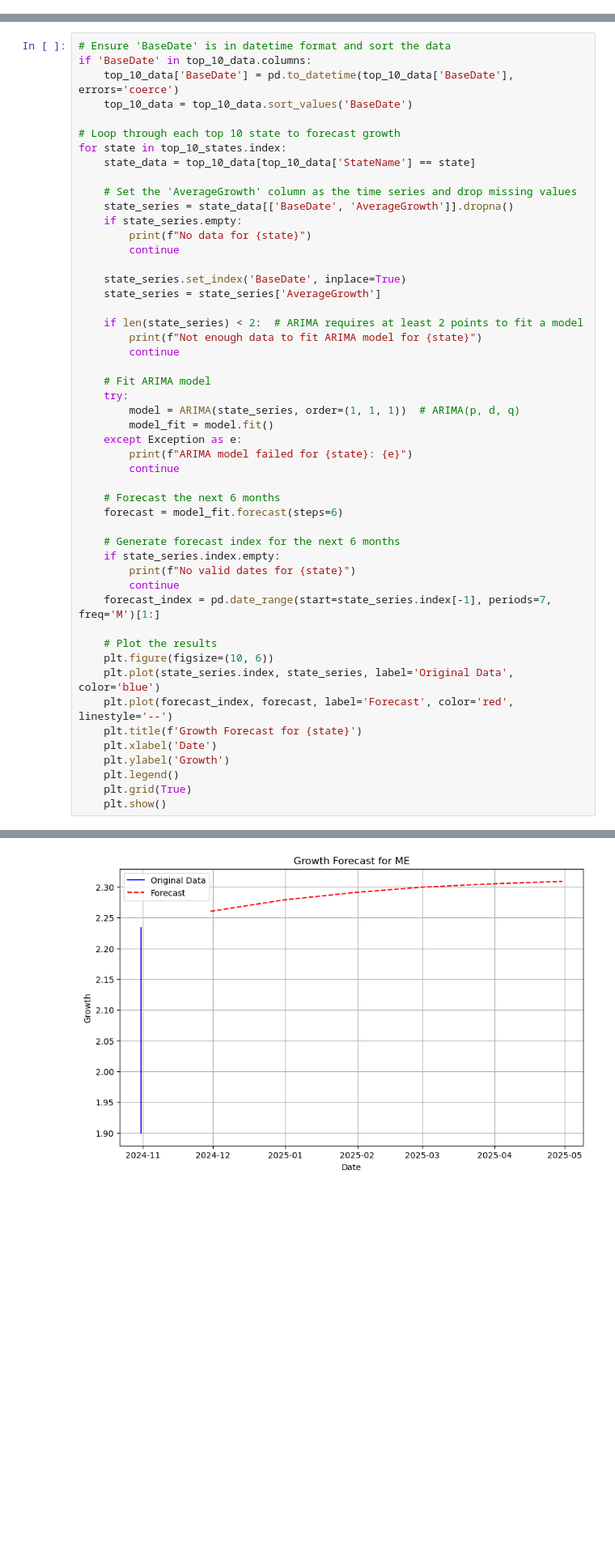
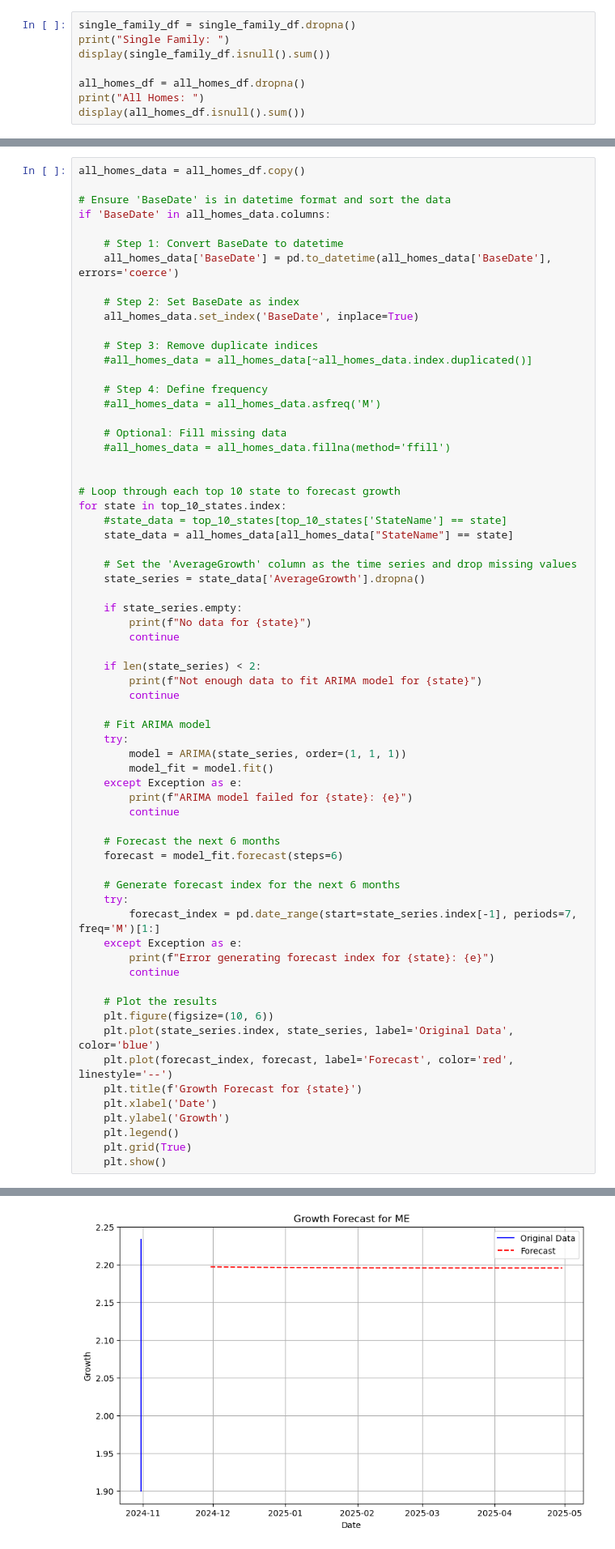
Before and after one commit to LaureaYue/Final-Project-Group-4-SEIS631, a Jupyter notebook: Sipho Q3.ipynb, the cells around one changed output, grey strips where cells are left out. Shown: that part at 81% size. Cells and saved outputs as stored; diff of their text form; blank space fills up the shorter version.

```diff
--- a/Sipho Q3.ipynb
+++ b/Sipho Q3.ipynb
@@ -231,0 +230,8 @@ dtype: int64
+# %%
+single_family_df = single_family_df.dropna()
+print("Single Family: ")
+display(single_family_df.isnull().sum())
+
+all_homes_df = all_homes_df.dropna()
+print("All Homes: ")
+display(all_homes_df.isnull().sum())
@@ -322,54 +386,70 @@ plt.show()
 # %%
+all_homes_data = all_homes_df.copy()
+
 # Ensure 'BaseDate' is in datetime format and sort the data
-if 'BaseDate' in top_10_data.columns:
-    top_10_data['BaseDate'] = pd.to_datetime(top_10_data['BaseDate'], errors='coerce')
-    top_10_data = top_10_data.sort_values('BaseDate')
+if 'BaseDate' in all_homes_data.columns:
+
+    # Step 1: Convert BaseDate to datetime
+    all_homes_data['BaseDate'] = pd.to_datetime(all_homes_data['BaseDate'], errors='coerce')
+
+    # Step 2: Set BaseDate as index
+    all_homes_data.set_index('BaseDate', inplace=True)
+
+    # Step 3: Remove duplicate indices
+    #all_homes_data = all_homes_data[~all_homes_data.index.duplicated()]
+
+    # Step 4: Define frequency
+    #all_homes_data = all_homes_data.asfreq('M')
+
+    # Optional: Fill missing data
+    #all_homes_data = all_homes_data.fillna(method='ffill')
+
 
 # Loop through each top 10 state to forecast growth
 for state in top_10_states.index:
-    state_data = top_10_data[top_10_data['StateName'] == state]
+    #state_data = top_10_states[top_10_states['StateName'] == state]
+    state_data = all_homes_data[all_homes_data["StateName"] == state]
 
     # Set the 'AverageGrowth' column as the time series and drop missing values
-    state_series = state_data[['BaseDate', 'AverageGrowth']].dropna()
+    state_series = state_data['AverageGrowth'].dropna()
+
     if state_series.empty:
         print(f"No data for {state}")
         continue
 
-    state_series.set_index('BaseDate', inplace=True)
-    state_series = state_series['AverageGrowth']
-
-    if len(state_series) < 2:  # ARIMA requires at least 2 points to fit a model
+    if len(state_series) < 2:
         print(f"Not enough data to fit ARIMA model for {state}")
         continue
 
     # Fit ARIMA model
     try:
-        model = ARIMA(state_series, order=(1, 1, 1))  # ARIMA(p, d, q)
+        model = ARIMA(state_series, order=(1, 1, 1))
         model_fit = model.fit()
     except Exception as e:
         print(f"ARIMA model failed for {state}: {e}")
         continue
 
     # Forecast the next 6 months
     forecast = model_fit.forecast(steps=6)
 
     # Generate forecast index for the next 6 months
-    if state_series.index.empty:
-        print(f"No valid dates for {state}")
+    try:
+        forecast_index = pd.date_range(start=state_series.index[-1], periods=7, freq='M')[1:]
+    except Exception as e:
+        print(f"Error generating forecast index for {state}: {e}")
         continue
-    forecast_index = pd.date_range(start=state_series.index[-1], periods=7, freq='M')[1:]
 
     # Plot the results
     plt.figure(figsize=(10, 6))
     plt.plot(state_series.index, state_series, label='Original Data', color='blue')
     plt.plot(forecast_index, forecast, label='Forecast', color='red', linestyle='--')
     plt.title(f'Growth Forecast for {state}')
     plt.xlabel('Date')
     plt.ylabel('Growth')
     plt.legend()
     plt.grid(True)
     plt.show()
 # %% [output]
 [figure]
 [figure]
-[figure, old version]
+[figure, new version]
```
Also changed, not shown: parts of 16 cells of this notebook.
